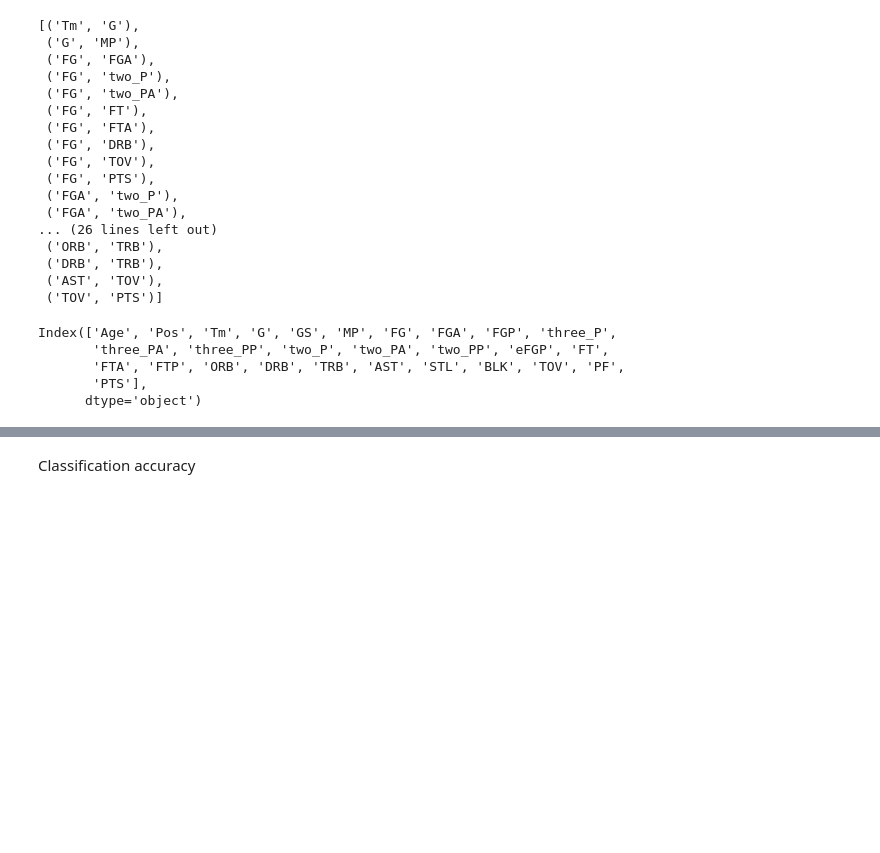
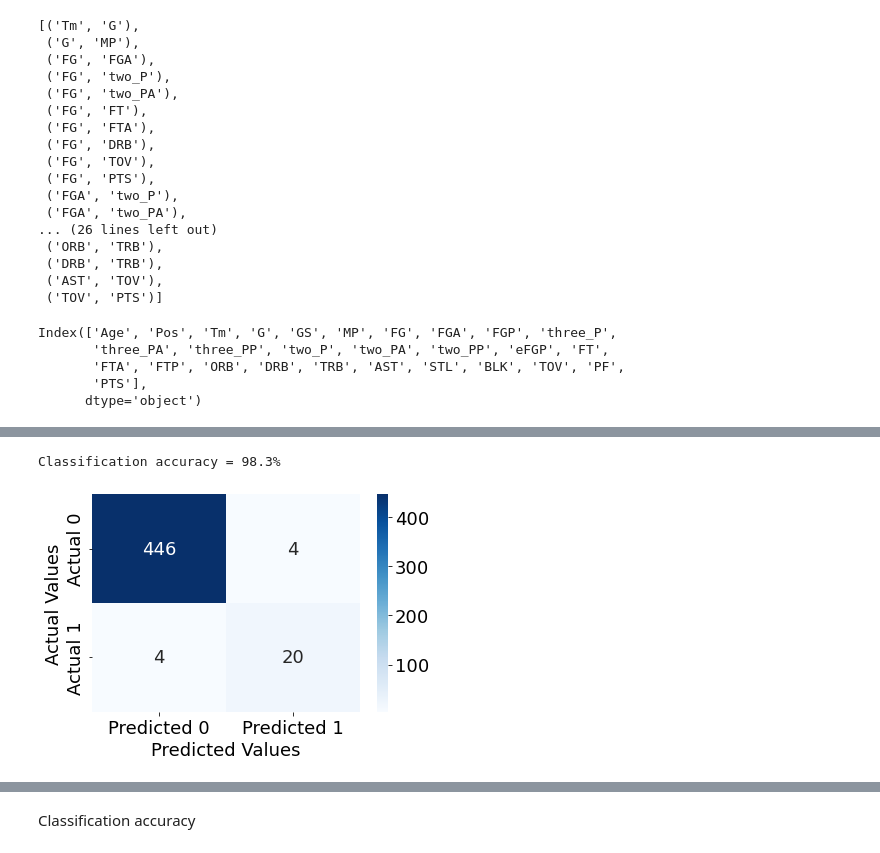
Before and after one commit to STShark00/IstanBulls, a Jupyter notebook: Create_Model.ipynb, the cells around one changed output, grey strips where cells are left out. Drawn from its saved outputs; the diff is of its cells as text; code cells hidden in the pictures; blank space fills up the shorter version.

```diff
--- a/Create_Model.ipynb
+++ b/Create_Model.ipynb
@@ -229,0 +292,5 @@ quasi-separation. In this case some parameters will not be identified.
+# %%
+confusion_matrix_year(test_2020, true_2020_as_count)
+# %% [output]
+Classification accuracy = 98.3%
+[figure, added]
```
Also changed, not shown: parts of 37 cells of this notebook, 6 other files.
